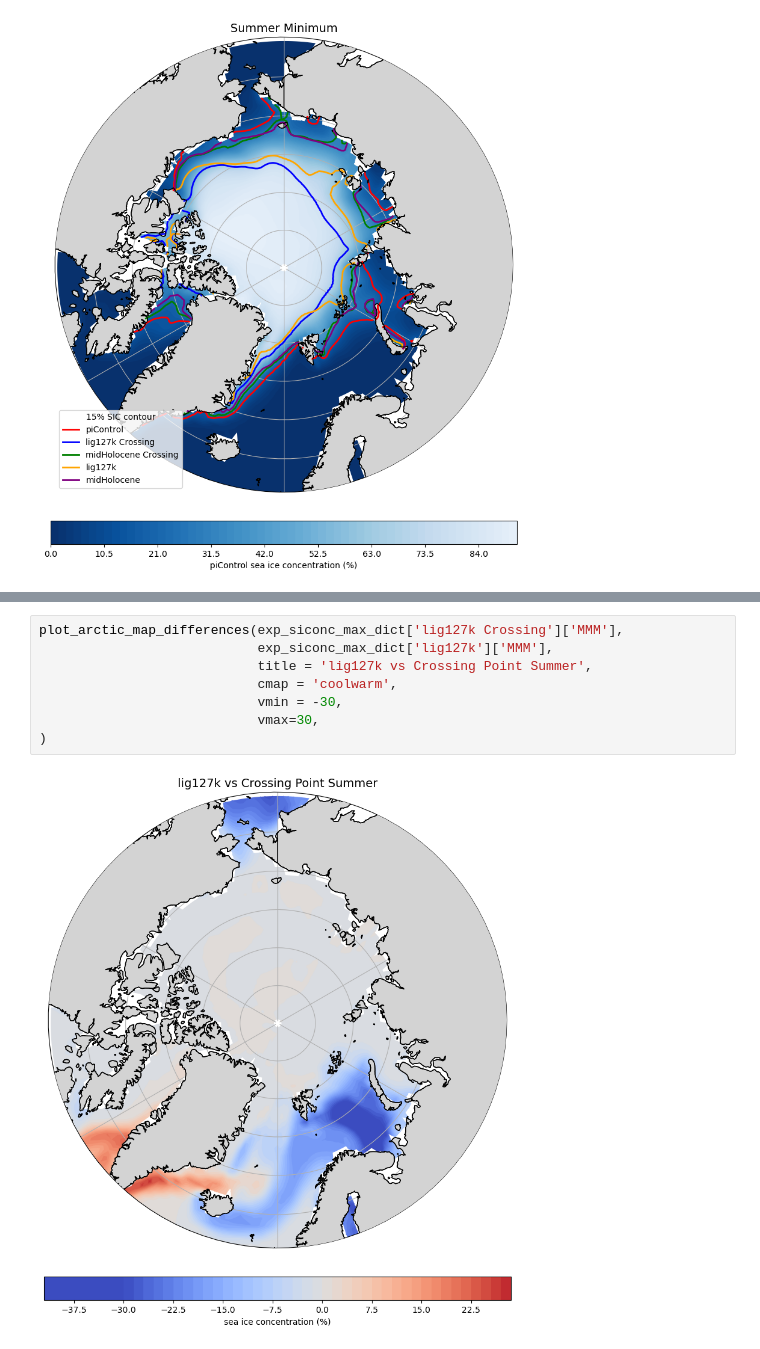
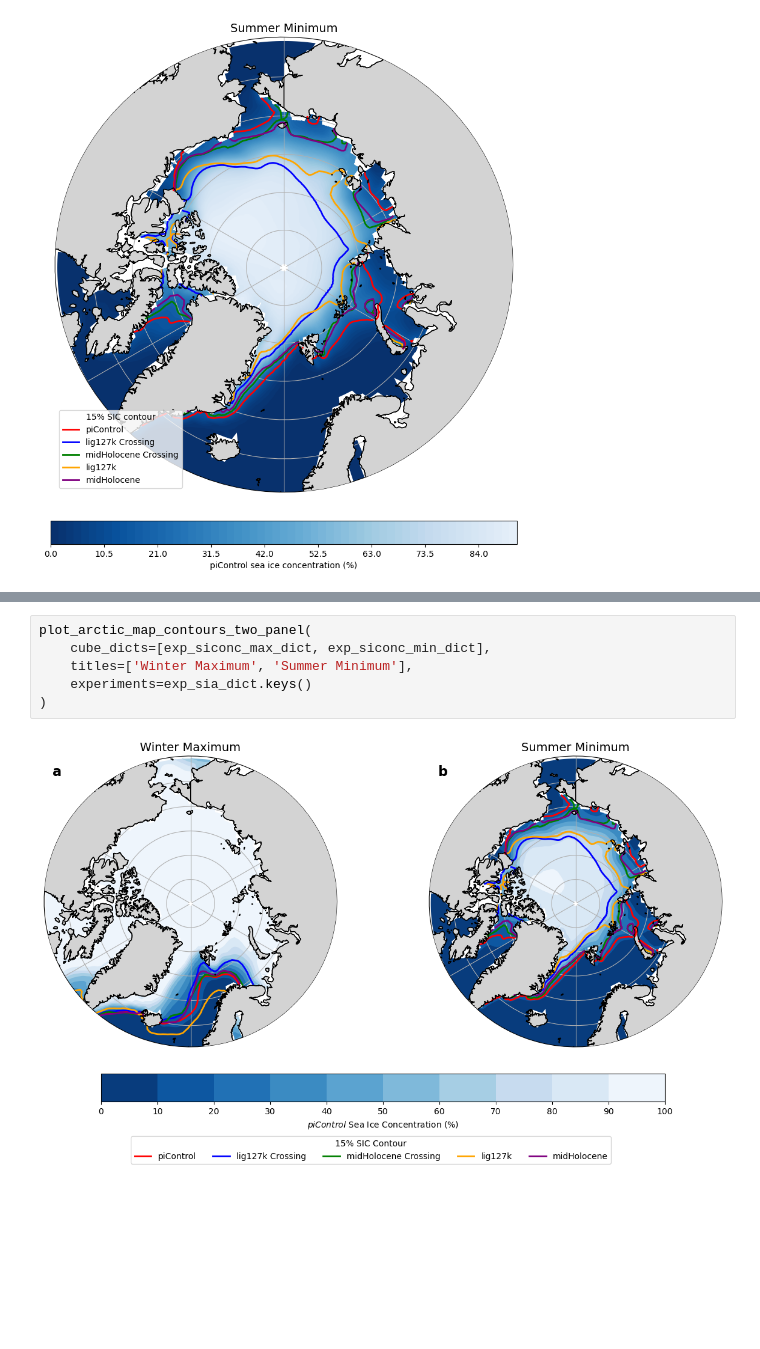
Before and after one commit to mattpollock100/FutureComparisons, a Jupyter notebook: 1pctCO2_EnergyBudget_map_plots.ipynb, the cells around one changed output, grey strips where cells are left out. Cells and saved outputs as stored; diff of their text form; blank space fills up the shorter version.

```diff
--- a/1pctCO2_EnergyBudget_map_plots.ipynb
+++ b/1pctCO2_EnergyBudget_map_plots.ipynb
@@ -449,11 +514,9 @@ def plot_arctic_map_differences(
     plt.show()
-# %%
-plot_arctic_map_differences(exp_siconc_max_dict['lig127k Crossing']['MMM'],
-                            exp_siconc_max_dict['lig127k']['MMM'],
-                            title = 'lig127k vs Crossing Point Summer',
-                            cmap = 'coolwarm',
-                            vmin = -30,
-                            vmax=30,
-)
-# %% [output]
-[figure, removed]
+# %%
+plot_arctic_map_contours_two_panel(
+    cube_dicts=[exp_siconc_max_dict, exp_siconc_min_dict],
+    titles=['Winter Maximum', 'Summer Minimum'],
+    experiments=exp_sia_dict.keys()
+)
+# %% [output]
+[figure, added]
```
Also changed, not shown: parts of 4 cells of this notebook, 1 other file.
